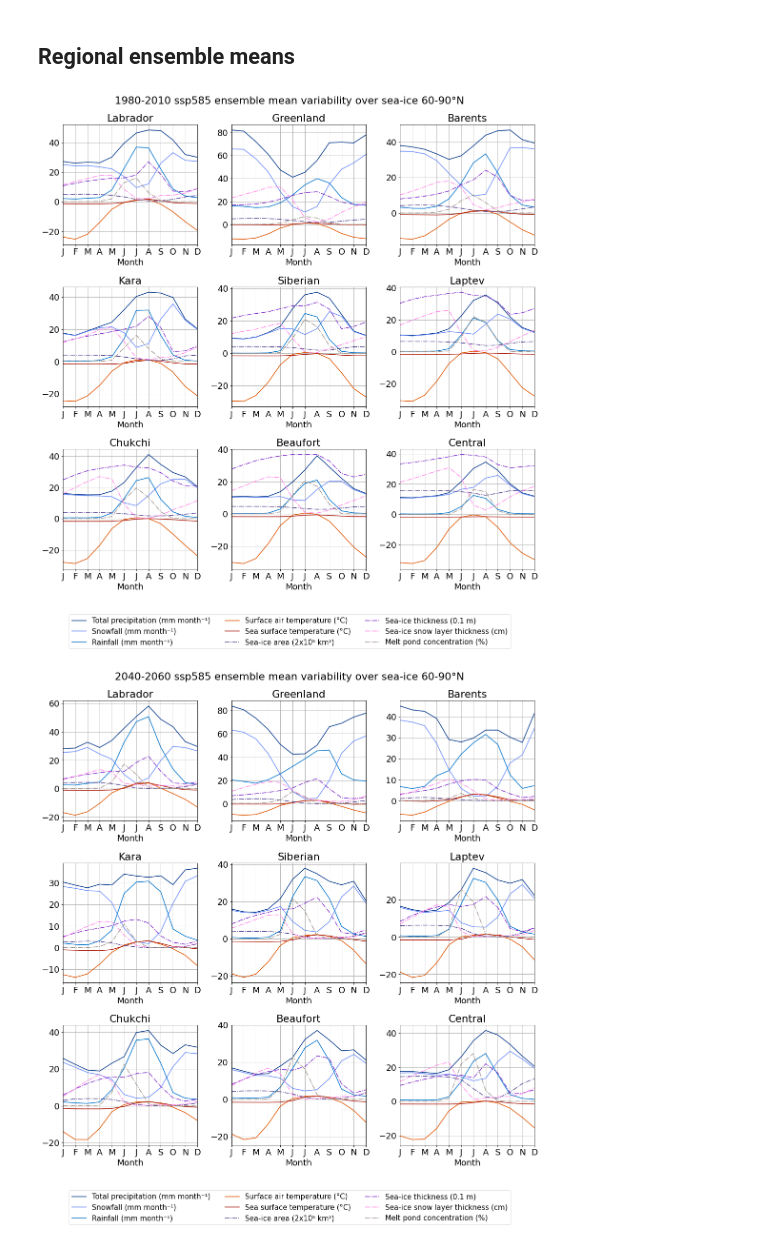
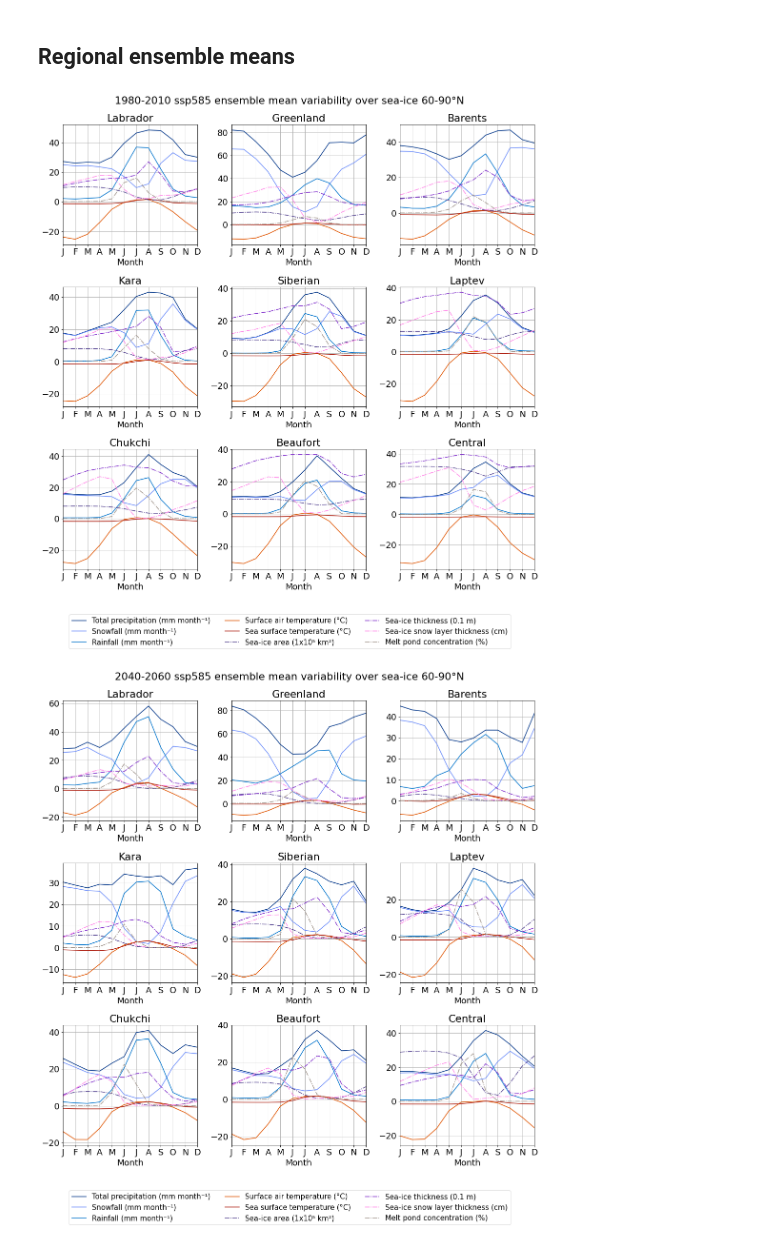
Before and after one commit to hannahwoodward/cmip6-seaice-precipitation, a Jupyter notebook: ensemble-comp-si.ipynb, the cells around one changed output. Cells and saved outputs as stored; diff of their text form; code cells hidden in the pictures.

```diff
--- a/ensemble-comp-si.ipynb
+++ b/ensemble-comp-si.ipynb
@@ -263,8 +263,8 @@ for s in time_slices:
         data_tos_slice['Ensemble mean'].attrs['color'] = '#ae2012'
 
         data_siconc_slice = regions_siconc[i].sel(**s['slice']).groupby('time.month').mean('time')
-        data_siconc_slice /= 2e5
-        data_siconc_slice['Ensemble mean'].attrs['label'] = 'Sea-ice area (2x10⁵ km²)'
+        data_siconc_slice /= 1e5
+        data_siconc_slice['Ensemble mean'].attrs['label'] = 'Sea-ice area (1x10⁵ km²)'
         data_siconc_slice['Ensemble mean'].attrs['color'] = '#564592'
         data_siconc_slice['Ensemble mean'].attrs['plot_kwargs'] = { 'linestyle': 'dashdot' }
 
@@ -280,32 +280,32 @@ for s in time_slices:
         data_sisnthick_slice['Ensemble mean'].attrs['color'] = '#ff84e8'
         data_sisnthick_slice['Ensemble mean'].attrs['plot_kwargs'] = { 'linestyle': 'dashdot' }
 
         data_simp_slice = regions_simp[i].sel(**s['slice']).groupby('time.month').mean('time')
         data_simp_slice['Ensemble mean'].attrs['label'] = 'Melt pond concentration (%)'
         data_simp_slice['Ensemble mean'].attrs['color'] = '#A0948B'
         data_simp_slice['Ensemble mean'].attrs['plot_kwargs'] = { 'linestyle': 'dashdot' }
 
         arr.append([
             data_pr_slice,
             data_prsn_slice,
             data_prra_slice,
             data_tas_slice,
             data_tos_slice,
             data_siconc_slice,
             data_sithick_slice,
             data_sisnthick_slice,
             data_simp_slice
         ])
 
     libs.plot.monthly_variability_regional(
         arr,
         cols=3,
         legend_below=True,
         title=f'{s_label} {experiment} ensemble mean variability over sea-ice 60-90°N',
         variables=['Ensemble mean'],
         ylabel=time_series_y_label,
         #yrange=(-1, 4)
     )
 # %% [output]
-[figure, old version]
+[figure, new version]
-[figure, old version]
+[figure, new version]
```
Also changed, not shown: parts of 1 cell of this notebook.
